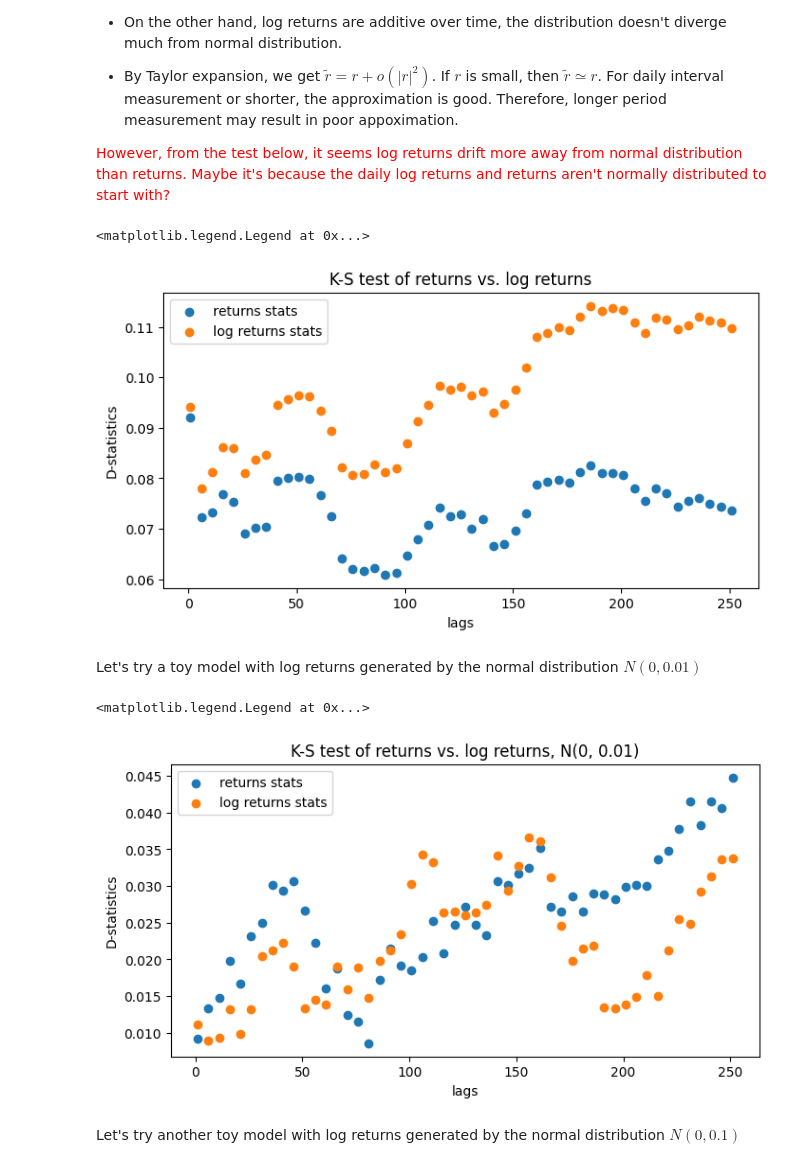
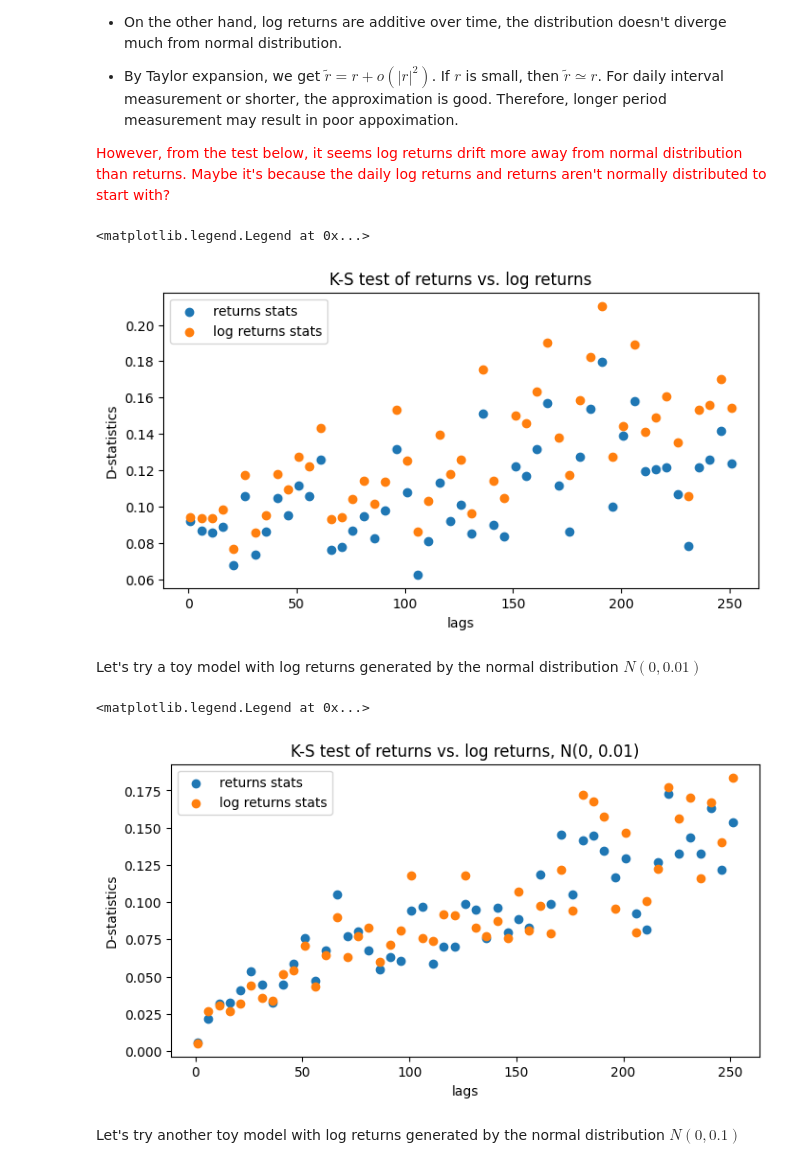
Before and after one commit to yixinethanxie/elements-of-quantitative-investing, a Jupyter notebook: chapter_2.ipynb, the cells around one changed output. Saved outputs shown, nothing was run; the diff lists cells and outputs as text; code cells hidden in the pictures.

```diff
--- a/chapter_2.ipynb
+++ b/chapter_2.ipynb
@@ -53,39 +53,39 @@ Three key points:
 <span style="color:red;">However, from the test below, it seems log returns drift more away from normal distribution than returns. Maybe it's because the daily log returns and returns aren't normally distributed to start with?</span>
 # %%
 def calc_return(price, periods):
-    return price[periods:] / price[:-periods] - 1
+    return price[periods::periods] / price[:-periods:periods] - 1
 
 def calc_log_return(price, periods):
-    return np.log(price[periods:] / price[:-periods])
+    return np.log(price[periods::periods] / price[:-periods:periods])
 
 def plot_hist_kde(data, ax):
     sns.kdeplot(data, linewidth=2, ax=ax)
     return ax
 
 
 from scipy.stats import shapiro, kstest
 import numpy as np
 
 returns_stats = []
 log_returns_stats = []
 for lag in range(1, 252, 5):
     returns = calc_return(data["Adj Close"].values, lag)
     log_returns = calc_log_return(data["Adj Close"].values, lag)
     returns_stat, _ = kstest(returns, "norm", args=(np.mean(returns), np.std(returns)))
     log_returns_stat, _ = kstest(log_returns, "norm", args=(np.mean(log_returns), np.std(log_returns)))
     returns_stats.append(returns_stat)
     log_returns_stats.append(log_returns_stat)
 
 fig, ax = plt.subplots(1, figsize=(8,4))
 ax.scatter(np.arange(1, 252, 5), returns_stats, label="returns stats")
 ax.scatter(np.arange(1, 252, 5), log_returns_stats, label="log returns stats")
 ax.set_xlabel("lags")
 ax.set_ylabel("D-statistics")
 ax.set_title("K-S test of returns vs. log returns")
 ax.legend()
 # %% [output]
 <matplotlib.legend.Legend at 0x...>
-[figure, old version]
+[figure, new version]
 # %% [markdown]
 Let's try a toy model with log returns generated by the normal distribution $N(0, 0.01)$
 # %%
@@ -111,7 +111,7 @@ ax.set_title("K-S test of returns vs. log returns, N(0, 0.01)")
 ax.legend()
 # %% [output]
 <matplotlib.legend.Legend at 0x...>
-[figure, old version]
+[figure, new version]
 # %% [markdown]
 Let's try another toy model with log returns generated by the normal distribution $N(0, 0.1)$
 # %%
```
Also changed, not shown: parts of 6 cells of this notebook.
